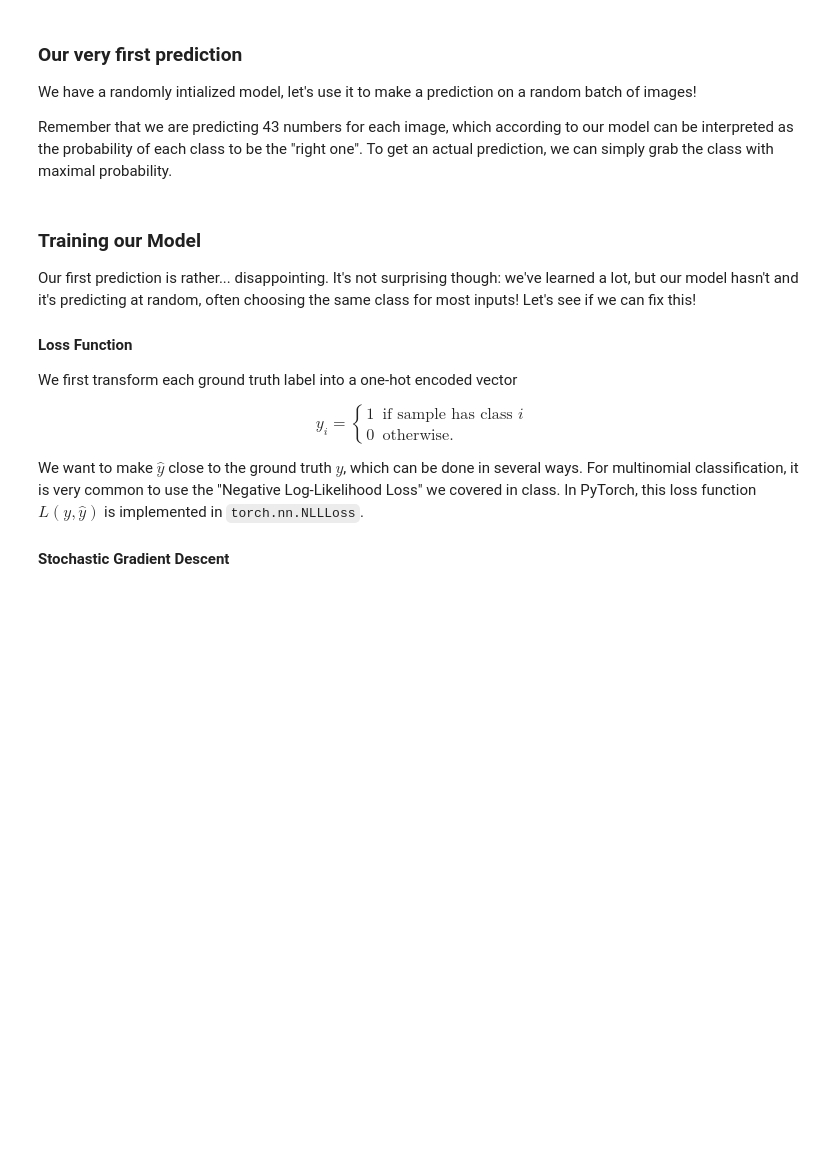
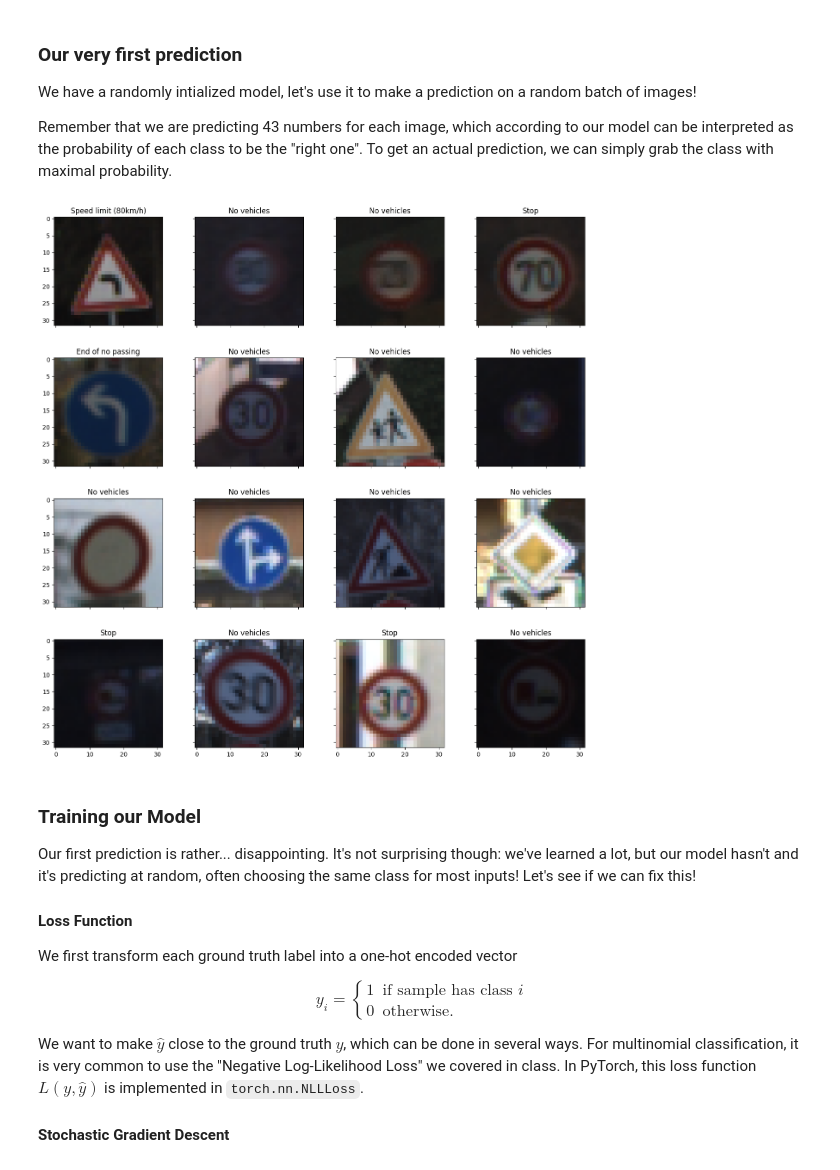
Before and after one commit to umutucak/connected-vehicles, a Jupyter notebook: Notebooks/Perception.ipynb, the cells around one changed output. Cells and saved outputs as stored; diff of their text form; code cells hidden in the pictures; blank space fills up the shorter version.

```diff
--- a/Notebooks/Perception.ipynb
+++ b/Notebooks/Perception.ipynb
@@ -120,8 +140,8 @@ class SoftmaxClassifier(nn.Module):
     # batches of inputs, and the inputs after reshaping will have shape (B, 3072, 1),
     # where B is the batch size. Adding an extra dimension is needed for numpy
     # to broadcast the first dimension of our weights to B.
-    W_shape = (1, 43, 3072) # TODO
-    bias_shape = (1, 1, 3072) # TODO
+    W_shape = (43, 3072) # TODO
+    bias_shape = (43,) # TODO
     # Since we want to learn these weights, we will create them as "parameters" (another name for weights)
     # Initialize parameters with random numbers in [0,1] (biases can be initialized to zero)
     # Better init stategies exist and will be covered later on
@@ -132,12 +152,14 @@ class SoftmaxClassifier(nn.Module):
   def forward(self, x):
     # The formula treats x as a vector, but we're receiving a batch of images
     # with shape (B,32,32,3), which we reshape to (B,32*32*3,1).
-    x = x.view(x.shape[0],-1,1)
+    x = x.view(x.size(0), -1)
     # TODO: Compute our prediction y_hat following the formula in the description above
     # Hint: the softmax function is available as torch.nn.functional.softmax (here F.softmax)
     # Keep in mind that you want to compute the softmax separately on each image,
     # so no softmax on dim 0!
-    y_hat = None # TODO
+    logits = x @ self.W.T + self.bias
+    y_hat = F.softmax(logits, dim=1)
+
     return torch.squeeze(y_hat) # Squeeze removes any extra dimension with value 1, so we're back to (B,43) shape
 
 # Create our classifier
@@ -151,19 +173,21 @@ Remember that we are predicting 43 numbers for each image, which according to ou
 # %%
 # We will reuse the random batch of 16 images we showed when loading the data
 input_images = torch.from_numpy(training_images[random_indices]) # This has shape (16,32,32,3)
 with torch.no_grad(): # Don't worry about no_grad for now, it just means we're not trying to optimize anything
   # TODO: Compute class probabilities by feeding the random_batch to your model (just a function call like "model(x)")
-  y_pred = None # Class probabilities
+  y_pred = softmax_classifier(input_images) # Class probabilities
   assert y_pred.shape == (input_images.shape[0],sign_names.shape[0]), f"Predicted shape should be {(input_images.shape[0],sign_names.shape[0])} and is {y_pred.shape}."
 
 # TODO: Find the most probable label for each image according to our model
 # Hint: torch.argmax should help you there, just keep in mind that you want the max *per-image* (so don't argmax on dimension 0)
-predicted_labels = None # Most probable label for each image
+predicted_labels = torch.argmax(y_pred, dim=1) # Most probable label for each image
 assert predicted_labels.shape == (input_images.shape[0],), f"Predicted labels shape should be {(input_images.shape[0],)} and is {(input_images.shape[0],)}"
 predicted_sign_names = sign_names[predicted_labels]
 
 # Show the image and their predicted class
 show_image_grid(input_images, predicted_sign_names)
+# %% [output]
+[figure, added]
 # %% [markdown]
 ### Training our Model
 
```
Also changed, not shown: parts of 6 cells of this notebook.
